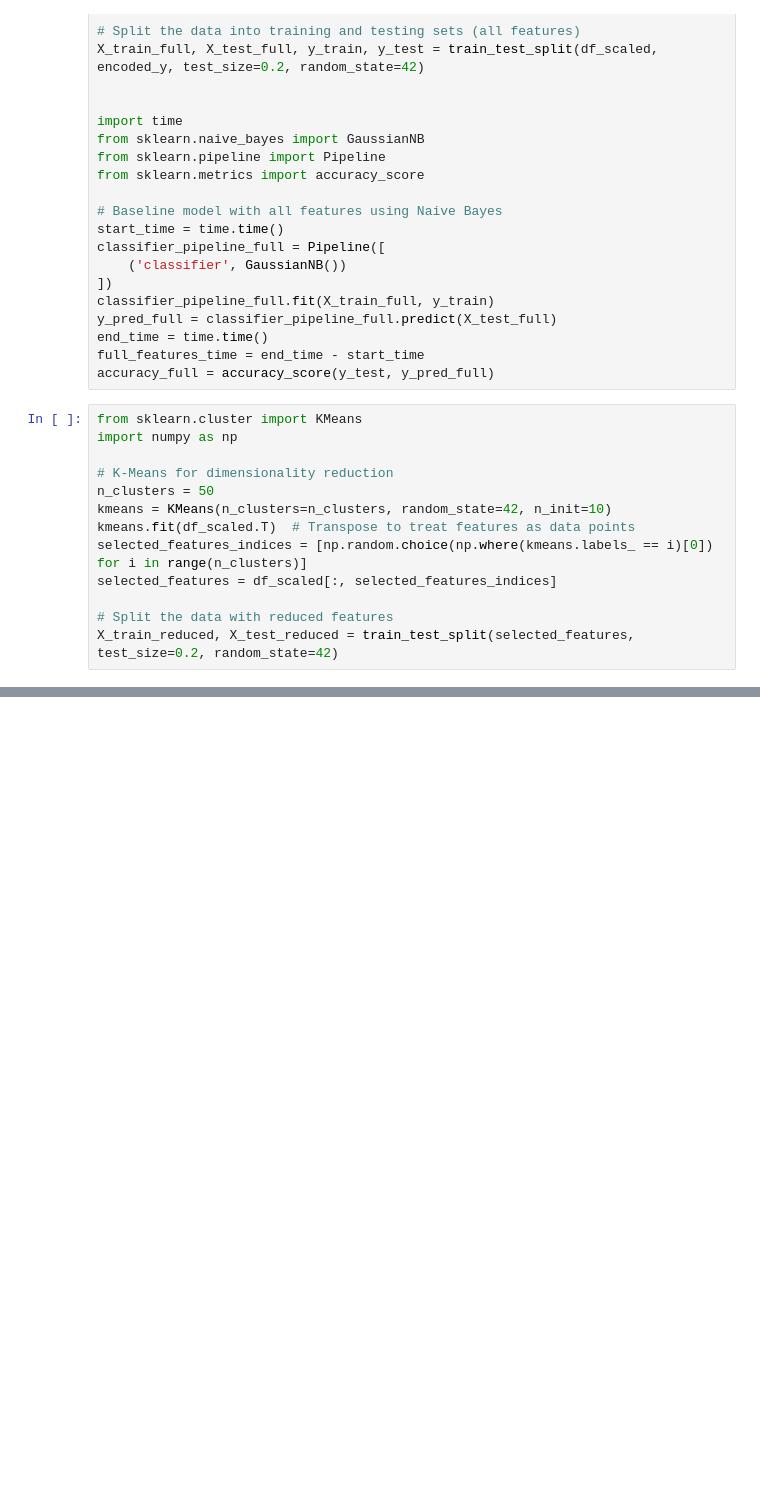
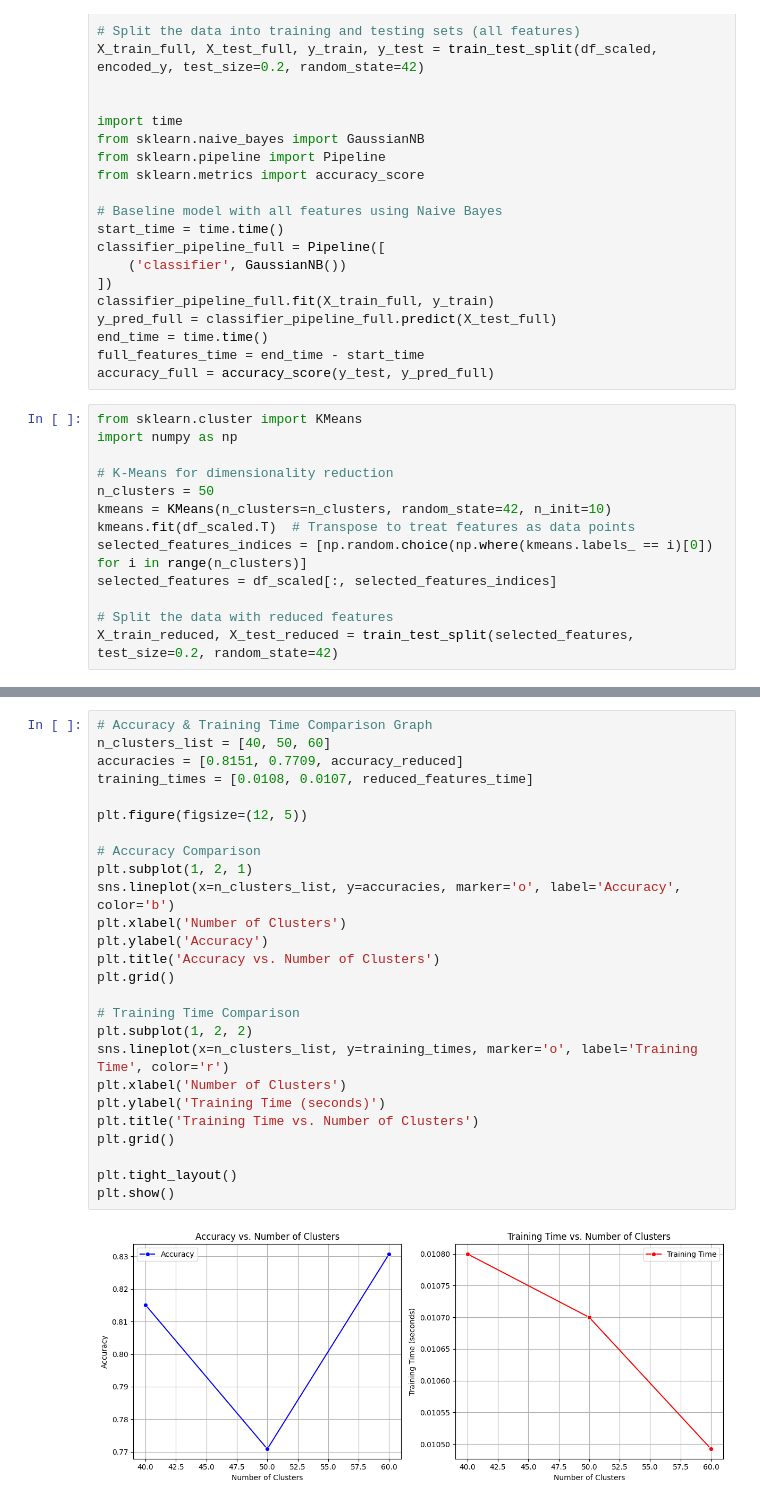
Before and after one commit to anshabrol/Human-Activity-Recognition, a Jupyter notebook: dimensionality_reduction_using_clustering.ipynb, the cells around one changed output, grey strips where cells are left out. Drawn from its saved outputs; the diff is of its cells as text; blank space fills up the shorter version.

```diff
--- a/dimensionality_reduction_using_clustering.ipynb
+++ b/dimensionality_reduction_using_clustering.ipynb
@@ -138,0 +173,28 @@ Passing `palette` without assigning `hue` is deprecated and will be removed in v
+# %%
+# Accuracy & Training Time Comparison Graph
+n_clusters_list = [40, 50, 60]
+accuracies = [0.8151, 0.7709, accuracy_reduced]
+training_times = [0.0108, 0.0107, reduced_features_time]
+
+plt.figure(figsize=(12, 5))
+
+# Accuracy Comparison
+plt.subplot(1, 2, 1)
+sns.lineplot(x=n_clusters_list, y=accuracies, marker='o', label='Accuracy', color='b')
+plt.xlabel('Number of Clusters')
+plt.ylabel('Accuracy')
+plt.title('Accuracy vs. Number of Clusters')
+plt.grid()
+
+# Training Time Comparison
+plt.subplot(1, 2, 2)
+sns.lineplot(x=n_clusters_list, y=training_times, marker='o', label='Training Time', color='r')
+plt.xlabel('Number of Clusters')
+plt.ylabel('Training Time (seconds)')
+plt.title('Training Time vs. Number of Clusters')
+plt.grid()
+
+plt.tight_layout()
+plt.show()
+# %% [output]
+[figure, added]
```
Also changed, not shown: parts of 5 cells of this notebook.
